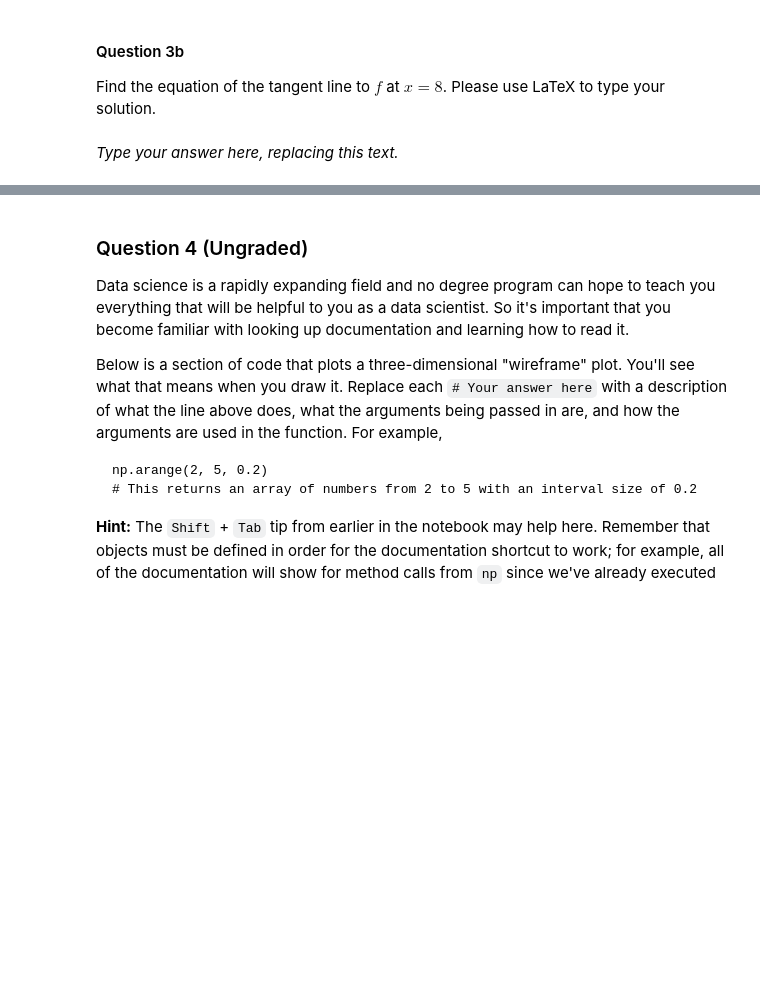
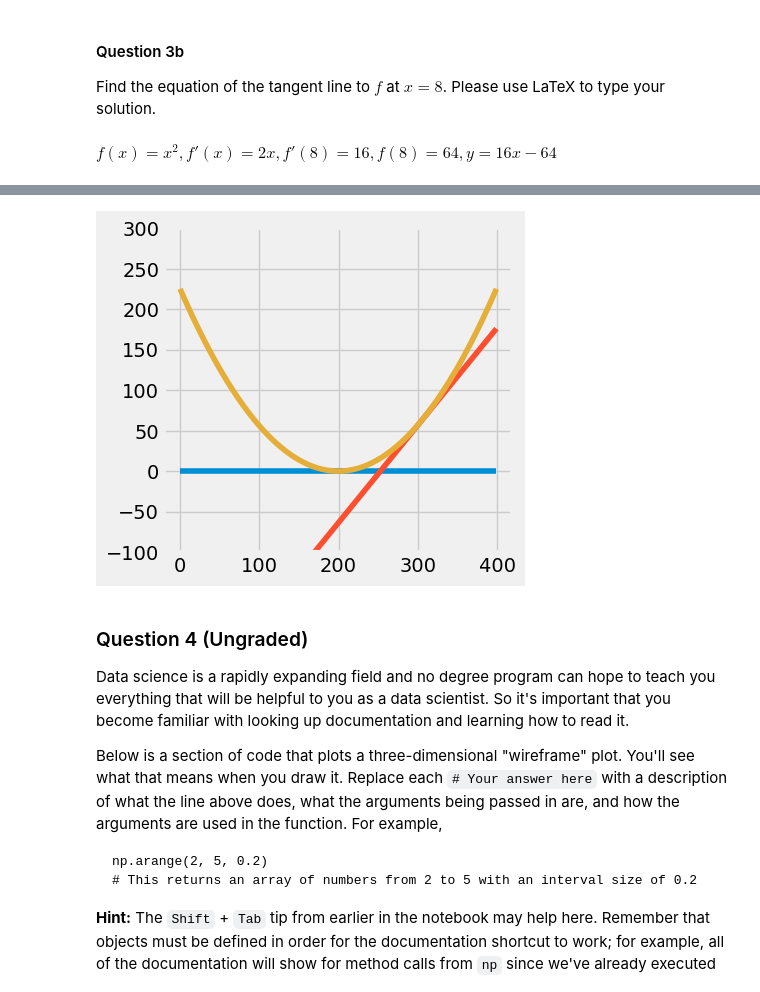
Before and after one commit to abandon888/sp22, a Jupyter notebook: lab/lab01/lab01.ipynb, the cells around one changed output, grey strips where cells are left out. Saved outputs shown, nothing was run; the diff lists cells and outputs as text; code cells hidden in the pictures; blank space fills up the shorter version.

```diff
--- a/lab/lab01/lab01.ipynb
+++ b/lab/lab01/lab01.ipynb
@@ -357,8 +387,8 @@ Find the equation of the tangent line to $f$ at $x = 8$. Please use LaTeX to typ
 BEGIN QUESTION
 name: q3b
 -->
-# %% [markdown]
-_Type your answer here, replacing this text._
+# %% [markdown]
+$f(x)=x^2, f'(x)=2x, f'(8)=16, f(8)=64, y=16x-64$
 # %% [markdown]
 #### Question 3c ####
 
@@ -381,17 +411,29 @@ You should use the `plt.plot` function to plot lines. You may find the following
 BEGIN QUESTION
 name: q3c
 -->
-# %%
-def f(x):
-    ...
-
-def df(x):
-    ...
-
-def plot(f, df):
-    ...
-
-plot(f, df)
+# %%
+def f(x):
+    return x**2
+
+def df(x):
+    # this is the derivative of f
+    return 2*x
+def tangent_line(x0,x):
+    return df(x0)*(x)-f(x0)
+
+def plot(f, tangent_line):
+    x = np.linspace(-15, 15, 400)
+    plt.figure(figsize=(4,4))
+    plt.plot(tangent_line(0,x))
+    plt.plot(tangent_line(8,x))
+    plt.plot(f(x))
+    plt.ylim(-100,300)
+    plt.show()
+
+
+plot(f, tangent_line)
+# %% [output]
+[figure, added]
 # %% [markdown]
 ### Question 4 (Ungraded) ##
 
```
Also changed, not shown: parts of 17 cells of this notebook, 2 other files.
